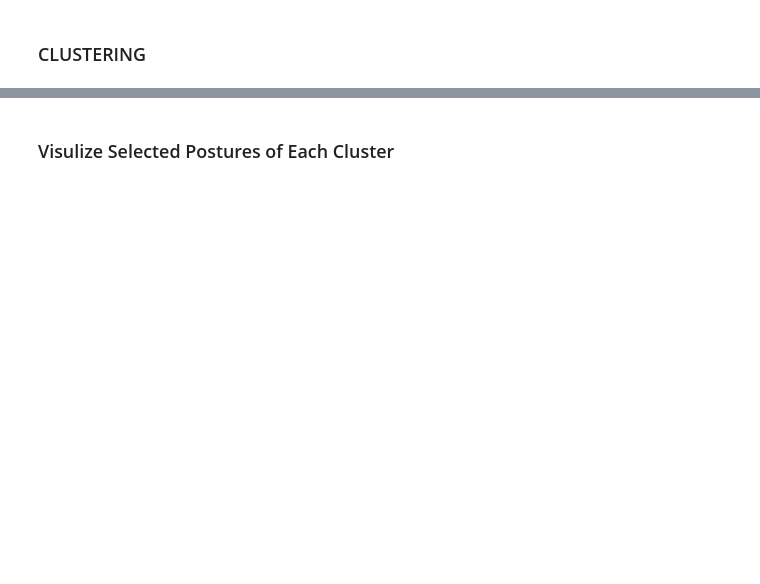
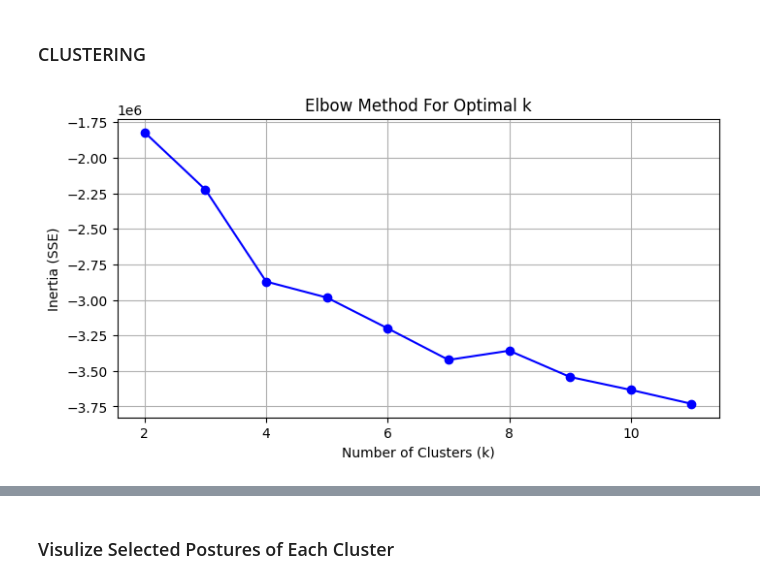
Before and after one commit to Lo122/LSTM_HRC, a Jupyter notebook: data/dataset/analyze_posture.ipynb, the cells around one changed output, grey strips where cells are left out. Cells and saved outputs as stored; diff of their text form; code cells hidden in the pictures; blank space fills up the shorter version.

```diff
--- a/data/dataset/analyze_posture.ipynb
+++ b/data/dataset/analyze_posture.ipynb
@@ -537,20 +492,36 @@ Performing GMM clustering (K=5) on combined features...
 ### CLUSTERING
 # %%
 inertias = []
-K_range = range(2, 16) #
+K_range = range(2, 12) #
+
+X_stacked = X_scaled_deg_speed  # Change this to analyze different feature combinations
+X_stacked = np.nan_to_num(X_stacked.astype(np.float64))
 
 for k in K_range:
-    kmeans = KMeans(n_clusters=k, random_state=42, n_init=10)
-    kmeans.fit(X_scaled_deg_speed)
-    inertias.append(kmeans.inertia_)
+    # kmeans = KMeans(n_clusters=k, random_state=42, n_init=10)
+    # kmeans.fit(X_scaled_deg_speed)
+    # inertias.append(kmeans.inertia_)
+    # GMMs
+    gmm = GaussianMixture(
+        n_components=k,
+        covariance_type='full',
+        random_state=42,
+        reg_covar=1e-6  # Added small value for numerical stability
+    )
+
+    # Fit the model and predict labels
+    gmm.fit(X_stacked)
+    inertias.append(gmm.bic(X_stacked))  # Using BIC for GMM instead of inertia
 
 #
 plt.figure(figsize=(8, 4))
 plt.plot(K_range, inertias, 'bo-')
 plt.xlabel('Number of Clusters (k)')
 plt.ylabel('Inertia (SSE)')
 plt.title('Elbow Method For Optimal k')
 plt.grid(True)
 plt.show()
+# %% [output]
+[figure, added]
 # %%
 
```
Also changed, not shown: parts of 8 cells of this notebook, 3 other files.
